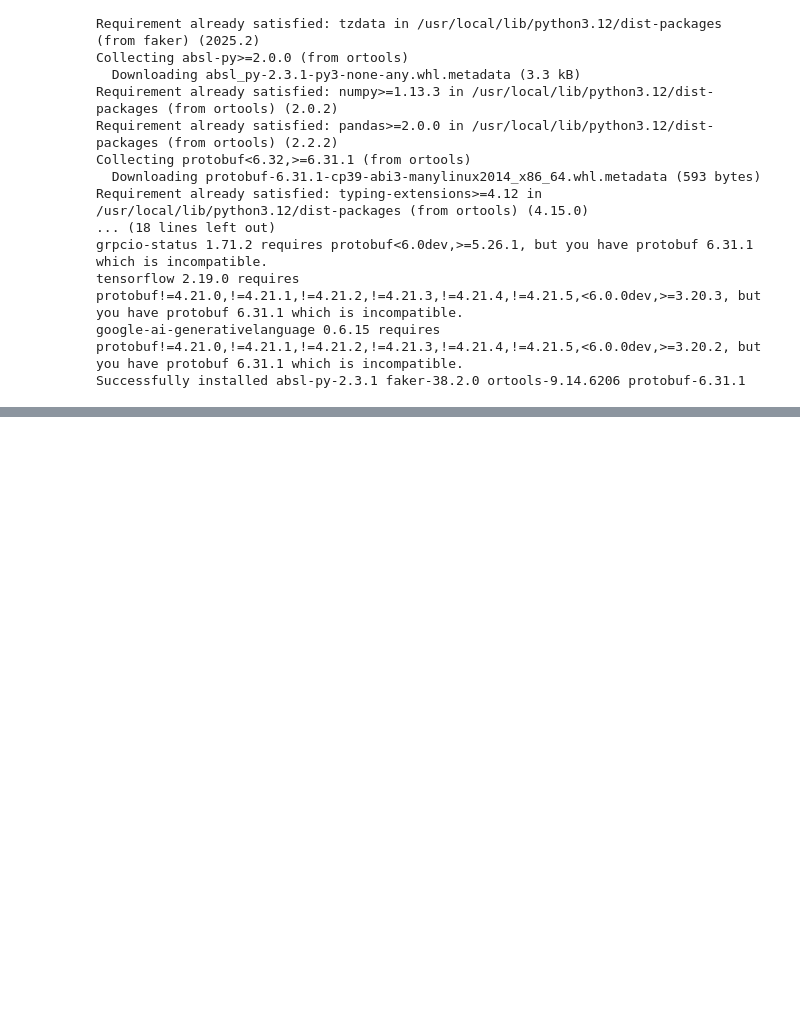
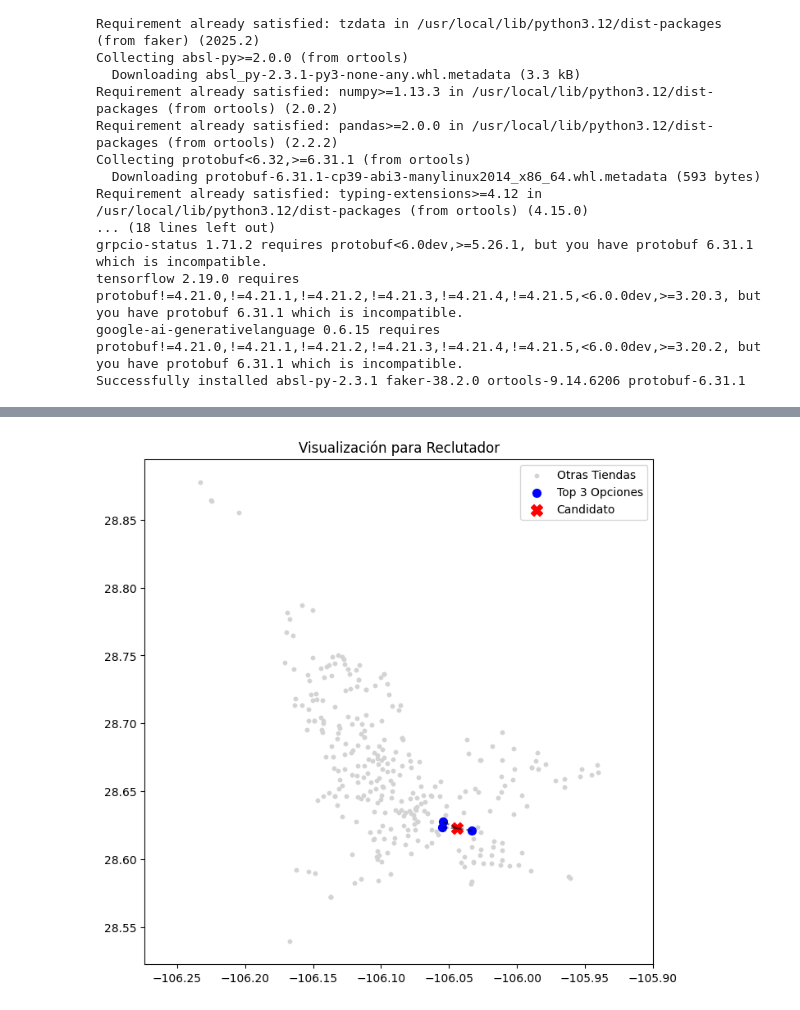
Before and after one commit to ElMeme26/oxxo-algoritmo, a Jupyter notebook: Algoritmo_OXXO_Datos_Ajustados.ipynb, the cells around one changed output, grey strips where cells are left out. Drawn from its saved outputs; the diff is of its cells as text; code cells hidden in the pictures; blank space fills up the shorter version.

```diff
--- a/Algoritmo_OXXO_Datos_Ajustados.ipynb
+++ b/Algoritmo_OXXO_Datos_Ajustados.ipynb
@@ -622,0 +492,97 @@ Verifica la imagen: Los puntos azules deberían formar una 'nube' alrededor de l
+# %%
+# --- PROTOTIPO: HERRAMIENTA DE RECLUTAMIENTO INTELIGENTE ---
+import sqlite3
+import pandas as pd
+import numpy as np
+import matplotlib.pyplot as plt
+
+print("--- SISTEMA DE ASIGNACIÓN PARA RH (PROTOTIPO) ---")
+
+# 1. SIMULACIÓN: LLEGA UN CANDIDATO
+# (En la vida real, esto vendría de un formulario web)
+print("Simulando llegada de candidato...")
+
+# Coordenadas aleatorias en Chihuahua (simulando su casa)
+# Centro aprox de Chihuahua: 28.63, -106.08
+lat_candidato = 28.6353 + np.random.uniform(-0.05, 0.05)
+lon_candidato = -106.0889 + np.random.uniform(-0.05, 0.05)
+
+print(f"📍 Ubicación Candidato: {lat_candidato:.4f}, {lon_candidato:.4f}")
+
+# 2. CONECTAR A LA BASE DE DATOS EXISTENTE
+conn = sqlite3.connect("oxxo_demo.db")
+df_tiendas = pd.read_sql("SELECT * FROM Tiendas", conn)
+conn.close()
+
+# 3. LÓGICA DE RECOMENDACIÓN
+def calcular_distancia(lat1, lon1, lat2, lon2):
+    R = 6371 # Radio tierra km
+    dlat = np.radians(lat2 - lat1)
+    dlon = np.radians(lon2 - lon1)
+    a = np.sin(dlat/2)**2 + np.cos(np.radians(lat1)) * np.cos(np.radians(lat2)) * np.sin(dlon/2)**2
+    c = 2 * np.arctan2(np.sqrt(a), np.sqrt(1-a))
+    return R * c
+
+# Calculamos distancia a LAS 620 TIENDAS
+df_tiendas['distancia_km'] = df_tiendas.apply(
+    lambda row: calcular_distancia(lat_candidato, lon_candidato, row['latitud'], row['longitud']), axis=1
+)
+
+# 4. REGLAS DE NEGOCIO PARA EL RANKING
+# Queremos las más cercanas.
+# Si la distancia es > 3km, preferimos que la tienda tenga transporte.
+df_tiendas = df_tiendas.sort_values('distancia_km')
+
+# Tomamos el TOP 3
+top_3 = df_tiendas.head(3)
+
+# 5. IMPRIMIR "TICKET" PARA RH
+print("\n" + "="*40)
+print("       REPORTE DE ASIGNACIÓN IDEAL")
+print("="*40)
+print(f"Candidato ubicado en: {lat_candidato:.4f}, {lon_candidato:.4f}\n")
+
+print("TOP 3 TIENDAS RECOMENDADAS:")
+rank = 1
+for idx, row in top_3.iterrows():
+    nombre = row['nombre']
+    dist = row['distancia_km']
+    tiene_trans = "✅ SÍ" if row['tiene_transporte'] == 1 else "❌ NO"
+
+    # Análisis de costo
+    costo_est = "$0 (Camina)" if dist < 1.5 else f"${max(50, 40 + dist*10):.0f} (Transporte)"
+
+    print(f"{rank}. {nombre}")
+    print(f"   Distancia: {dist:.2f} km")
+    print(f"   Transporte Disponible: {tiene_trans}")
+    print(f"   Costo Estimado para OXXO: {costo_est}")
+    print("-" * 30)
+    rank += 1
+
+print("\nRECOMENDACIÓN AL RECLUTADOR:")
+mejor_opcion = top_3.iloc[0]
+if mejor_opcion['distancia_km'] < 1.5:
+    print(f"🌟 ¡CONTRATACIÓN IDEAL! Asignar a {mejor_opcion['nombre']}. Costo cero de transporte.")
+elif mejor_opcion['tiene_transporte'] == 1:
+    print(f"✅ Asignar a {mejor_opcion['nombre']}. Requiere transporte, pero la ruta ya existe.")
+else:
+    print(f"⚠️ PRECAUCIÓN. La tienda más cercana está a {mejor_opcion['distancia_km']:.1f}km y NO tiene servicio. Evaluar costo de bono.")
+
+# 6. VISUALIZACIÓN RÁPIDA (EL MAPITA)
+plt.figure(figsize=(8, 8))
+# Todas las tiendas (gris)
+plt.scatter(df_tiendas['longitud'], df_tiendas['latitud'], c='lightgray', s=10, label='Otras Tiendas')
+# Top 3 (Azul)
+plt.scatter(top_3['longitud'], top_3['latitud'], c='blue', s=50, label='Top 3 Opciones')
+# Candidato (Rojo Grande)
+plt.scatter(lon_candidato, lat_candidato, c='red', marker='X', s=100, label='Candidato')
+
+# Dibujar líneas
+for idx, row in top_3.iterrows():
+    plt.plot([lon_candidato, row['longitud']], [lat_candidato, row['latitud']], 'k--', alpha=0.5)
+
+plt.title("Visualización para Reclutador")
+plt.legend()
+plt.axis('equal')
+plt.show()
+# %% [output]
@@ -622,0 +606 @@ Verifica la imagen: Los puntos azules deberían formar una 'nube' alrededor de l
+[figure, added]
```
Also changed, not shown: parts of 7 cells of this notebook.
